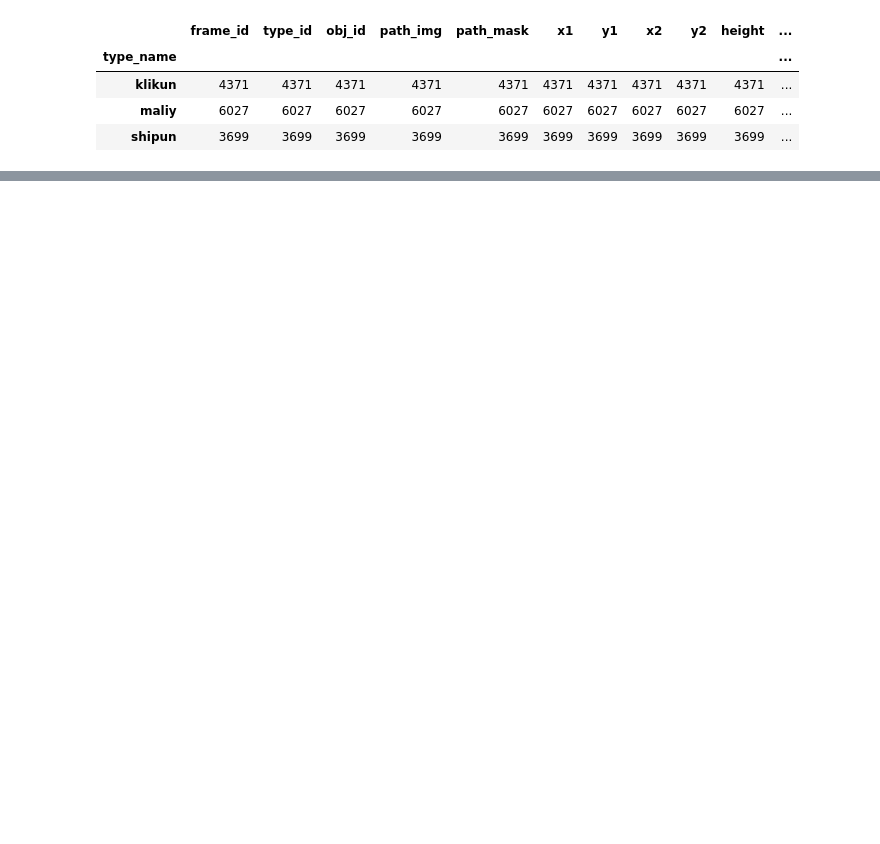
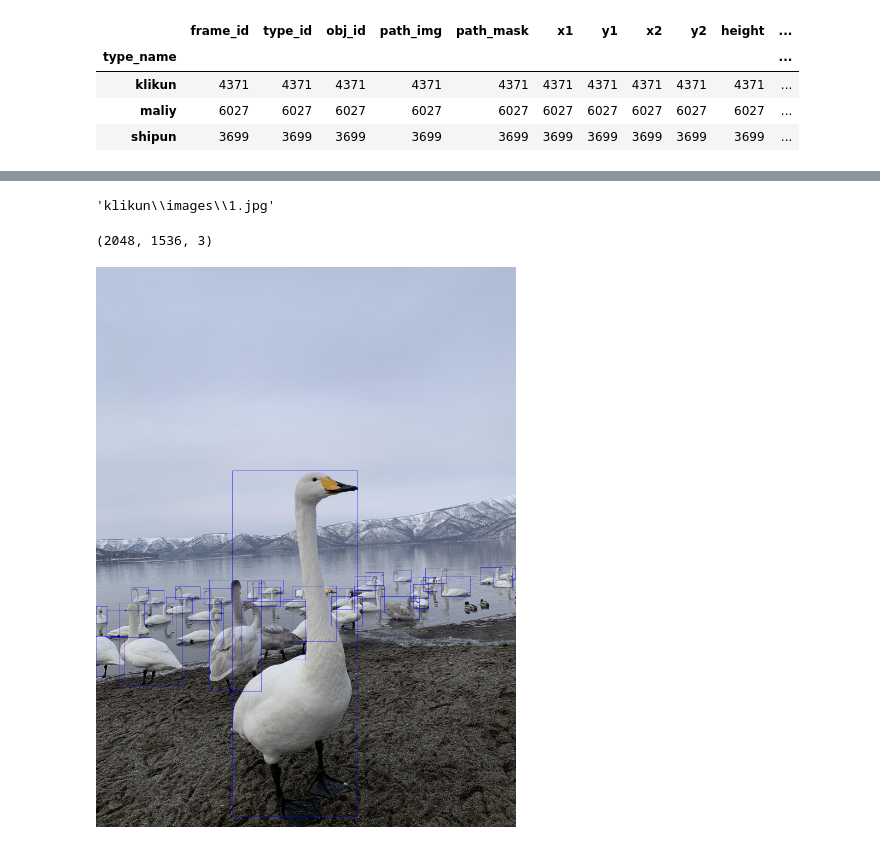
Before and after one commit to vladik-pwnz/hackCBreakthrough, a Jupyter notebook: create_markup/df.ipynb, the cells around one changed output, grey strips where cells are left out. Cells and saved outputs as stored; diff of their text form; code cells hidden in the pictures; blank space fills up the shorter version.

Commit message:
created annotation file

```diff
--- a/create_markup/df.ipynb
+++ b/create_markup/df.ipynb
@@ -94,0 +79,3 @@ for class_name in unique_classes:
+# %%
+import pandas as pd
+df = pd.read_csv('all_annotation.csv')
@@ -106,3 +115,8 @@ df.groupby(by='type_name').count()
 | klikun | 4371 | 4371 | 4371 | 4371 | 4371 | 4371 | 4371 | 4371 | 4371 | 4371 | ... |
 | maliy | 6027 | 6027 | 6027 | 6027 | 6027 | 6027 | 6027 | 6027 | 6027 | 6027 | ... |
 | shipun | 3699 | 3699 | 3699 | 3699 | 3699 | 3699 | 3699 | 3699 | 3699 | 3699 | ... |
+# %%
+imgpth_list = list(df.path_img.unique())
+pth2frame_id = {v: i for i, v in enumerate(imgpth_list)}
+df['frame_id'] = df['path_img'].apply(lambda x: pth2frame_id[x])
+df.to_csv("all_annotation.csv", index=False)
@@ -108,0 +184,9 @@ df.groupby(by='type_name').count()
+# %%
+
+mask = df.frame_id == 8803
+
+img_pth = df[mask]['path_img'].iloc[0]
+print(img_pth)
+# df[mask]
+img = cv2.imread(os.path.join(root, img_pth))
+img.shape
@@ -108,0 +212,10 @@ df.groupby(by='type_name').count()
+# %%
+img_pth
+# %% [output]
+'klikun\\images\\1.jpg'
+# %%
+root = r"C:\workspace\hakaton\dataset"
+img = cv2.imread(os.path.join(root, img_pth))
+img.shape
+# %% [output]
+(2048, 1536, 3)
@@ -108,0 +226,4 @@ df.groupby(by='type_name').count()
+# %%
+Image.fromarray(img[:,:,::-1])
+# %% [output]
+[figure, added]
```
Also changed, not shown: parts of 20 cells of this notebook, 12 other files.
